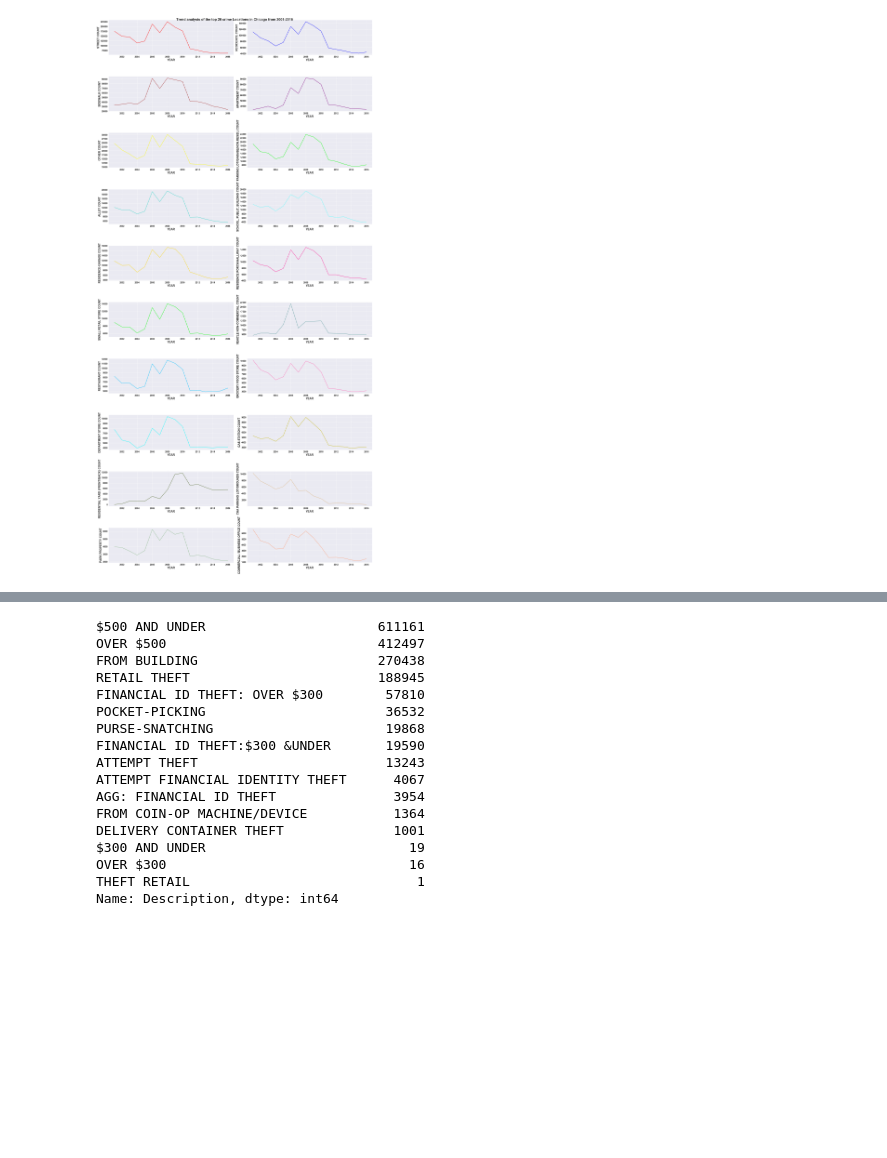
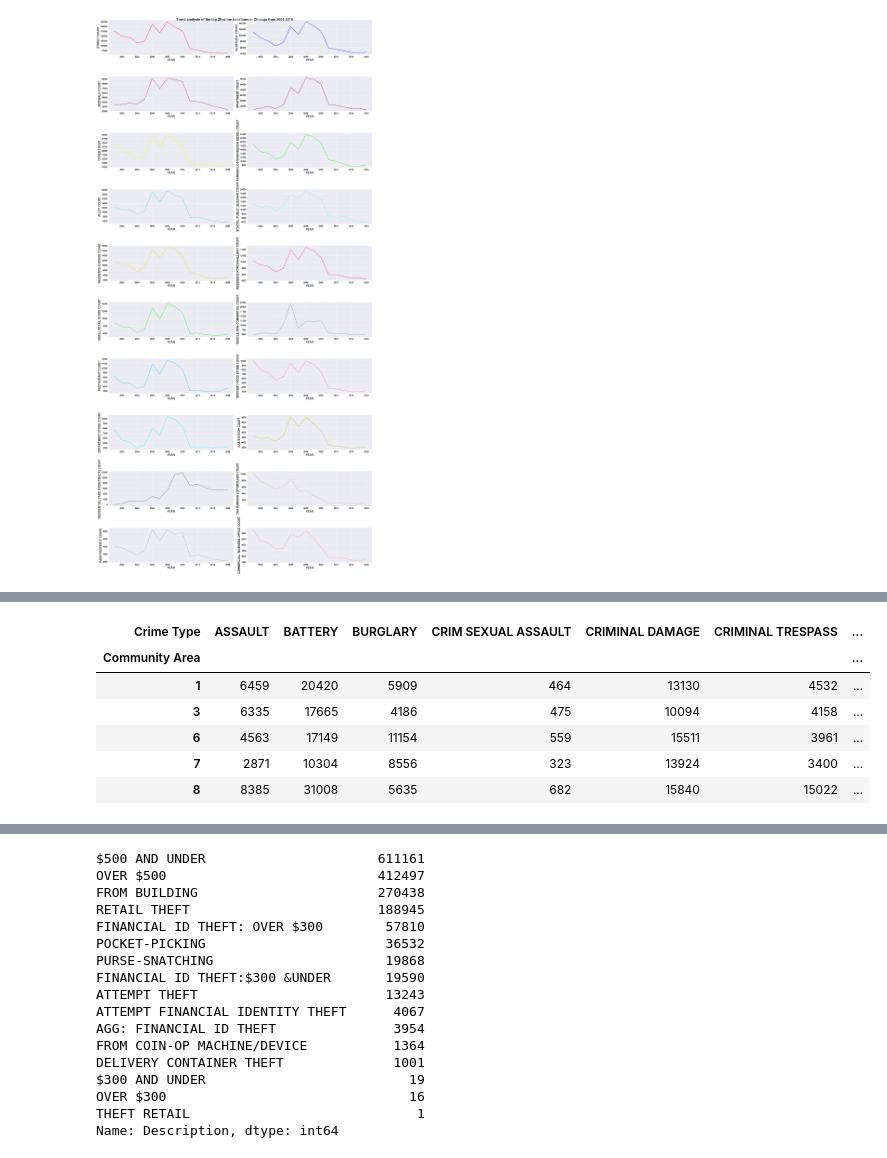
Before and after one commit to bodhisattamaiti25/projects-data-science, a Jupyter notebook: chicago_crime_data_analysis/chicago_crime_data_analysis.ipynb, the cells around one changed output, grey strips where cells are left out. Saved outputs shown, nothing was run; the diff lists cells and outputs as text; code cells hidden in the pictures; blank space fills up the shorter version.

```diff
--- a/chicago_crime_data_analysis/chicago_crime_data_analysis.ipynb
+++ b/chicago_crime_data_analysis/chicago_crime_data_analysis.ipynb
@@ -555,0 +576,11 @@ plt.show()
+# %%
+crime_counts_by_area_crimeType_df = crime_counts_by_area_crimeType_df.pivot('Community Area', 'Crime Type', 'Count')
+crime_counts_by_area_crimeType_df.head()
+# %% [output]
+| Crime Type | ASSAULT | BATTERY | BURGLARY | CRIM SEXUAL ASSAULT | CRIMINAL DAMAGE | CRIMINAL TRESPASS | ... |
+| Community Area |  |  |  |  |  |  | ... |
+| 1 | 6459 | 20420 | 5909 | 464 | 13130 | 4532 | ... |
+| 3 | 6335 | 17665 | 4186 | 475 | 10094 | 4158 | ... |
+| 6 | 4563 | 17149 | 11154 | 559 | 15511 | 3961 | ... |
+| 7 | 2871 | 10304 | 8556 | 323 | 13924 | 3400 | ... |
+| 8 | 8385 | 31008 | 5635 | 682 | 15840 | 15022 | ... |
```
Also changed, not shown: parts of 7 cells of this notebook.
